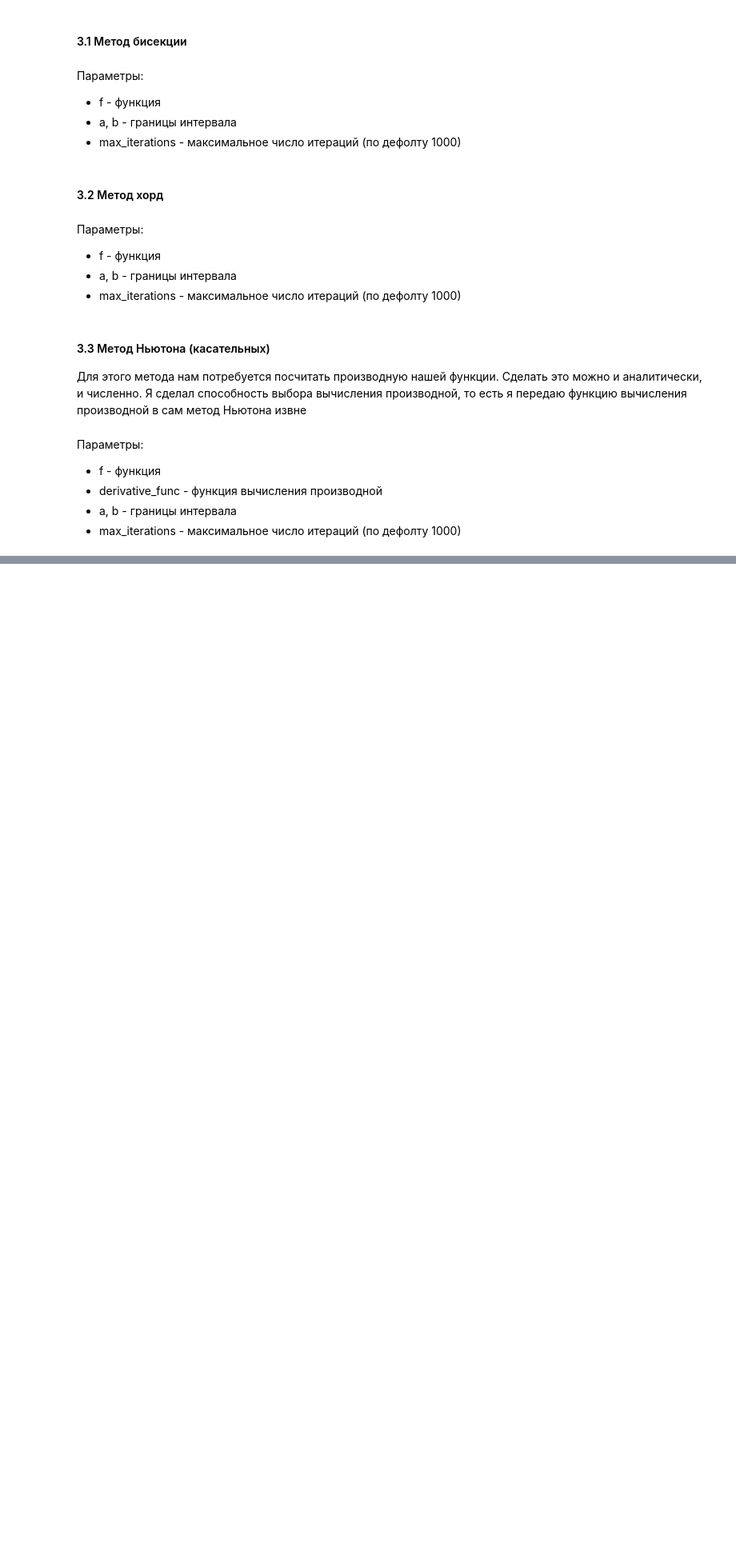
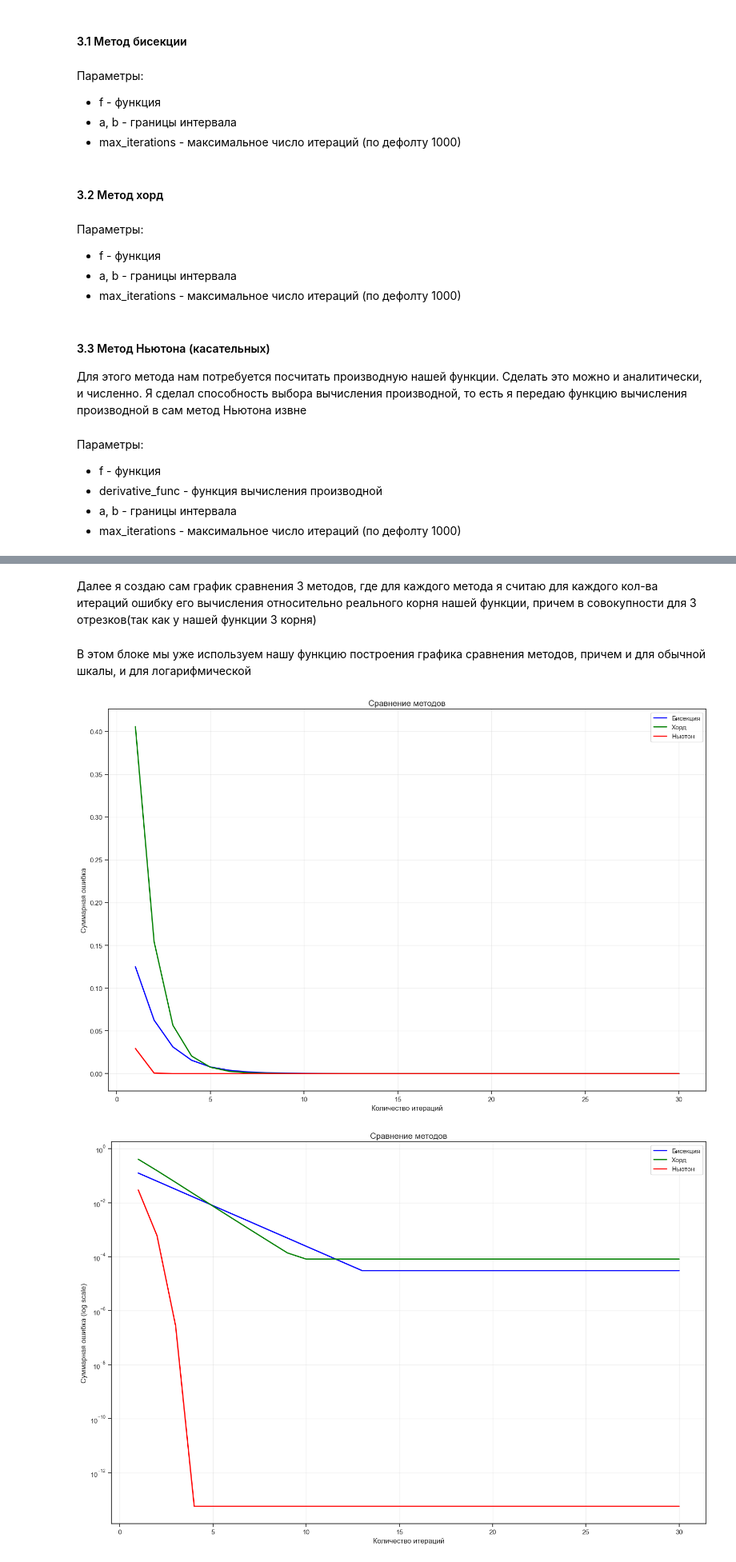
Before and after one commit to Merkury2006/MV, a Jupyter notebook: lab1.ipynb, the cells around one changed output, grey strips where cells are left out. Shown at 80% size. Drawn from its saved outputs; the diff is of its cells as text; code cells hidden in the pictures; blank space fills up the shorter version.

```diff
--- a/lab1.ipynb
+++ b/lab1.ipynb
@@ -152,10 +156,13 @@ def newton_method(f: callable, derivative_func: callable, a, b, max_iterations=1
     if f(a) * f(b) > 0:
         raise ValueError("Функция должна иметь разные знаки на концах интервала")
 
+    iteration = 0
+
     x_prev = (a + b) / 2
     x_cur = x_prev - f(x_prev) / derivative_func(f, x_prev)
 
-    iteration = 0
+    iteration += 1
+
     while np.abs(x_cur - x_prev) > EPS and iteration < max_iterations:
         x_prev = x_cur
         x_cur = x_prev - f(x_prev) / derivative_func(f, x_prev)
@@ -173,0 +185,46 @@ def newton_method(f: callable, derivative_func: callable, a, b, max_iterations=1
+# %%
+methods = {
+    'Бисекция': (bisection_method, 'blue'),
+    'Хорд': (chord_method, 'green'),
+    'Ньютон': (lambda f, a, b, n: newton_method(f, numeric_derivative, a, b, n), 'red')
+}
+# %% [markdown]
+Далее я создаю сам график сравнения 3 методов, где для каждого метода я считаю для каждого кол-ва итераций ошибку его вычисления относительно реального корня нашей функции, причем в совокупности для 3 отрезков(так как у нашей функции 3 корня)
+# %%
+def create_comparison_graphic(methods_dict: dict, f: callable, intervals: list, exact_roots: list, max_iterations: int = 20, log_scale: bool = False):
+    plt.figure(figsize=(15, 10))
+
+    iterations = range(1, max_iterations + 1)
+
+    for name, (method, color) in methods_dict.items():
+        total_errors = []
+
+        for n_iter in iterations:
+            total_error = 0
+
+            for (a, b), exact_root in zip(intervals, exact_roots):
+                root = method(f, a, b, n_iter)
+                total_error += abs(root - exact_root)
+
+            total_errors.append(total_error)
+
+        if log_scale:
+            plt.semilogy(iterations, total_errors, color=color, linewidth=2, label=name)
+        else:
+            plt.plot(iterations, total_errors, color=color, linewidth=2, label=name)
+
+    plt.title("Сравнение методов", fontsize=14)
+    plt.xlabel('Количество итераций', fontsize=12)
+    plt.ylabel('Суммарная ошибка' + (' (log scale)' if log_scale else ''), fontsize=12)
+    plt.grid(True, alpha=0.3)
+    plt.legend(fontsize=11)
+    plt.tight_layout()
+    plt.show()
+# %% [markdown]
+В этом блоке мы уже используем нашу функцию построения графика сравнения методов, причем и для обычной шкалы, и для логарифмической
+# %%
+create_comparison_graphic(methods, f, intervals=[(-0.5, 0.5), (0.5, 2), (4, 6)],exact_roots=[0, 1, 5], max_iterations=30)
+create_comparison_graphic(methods, f, intervals=[(-0.5, 0.5), (0.5, 2), (4, 6)],exact_roots=[0, 1, 5], max_iterations=30, log_scale=True)
+# %% [output]
+[figure, added]
+[figure, added]
```
Also changed, not shown: parts of 11 cells of this notebook.
